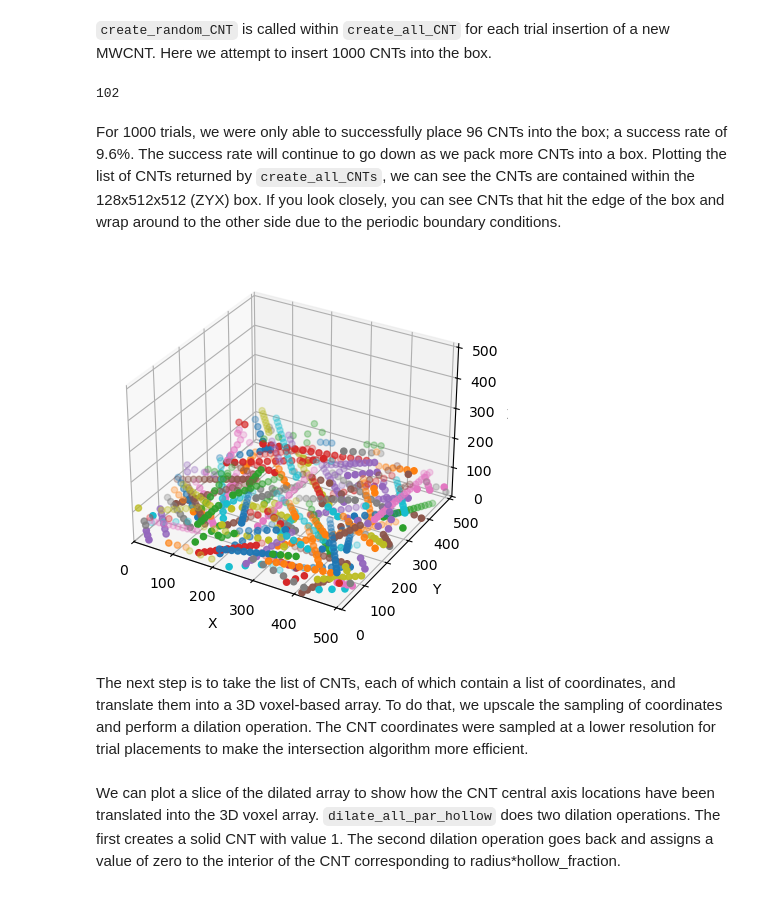
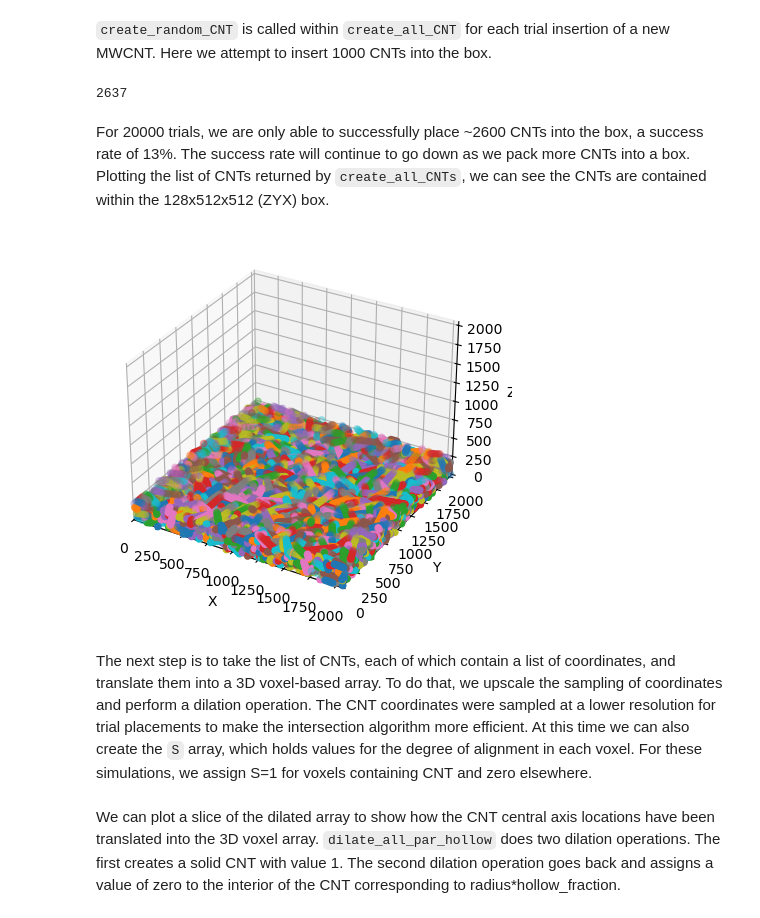
Before and after one commit to usnistgov/NRSS, a Jupyter notebook: src/NRSS_tutorials/MWCNTs/nb3_nrss.ipynb, the cells around one changed output. Saved outputs shown, nothing was run; the diff lists cells and outputs as text; code cells hidden in the pictures.

Commit message:
fix dilation bug, update yml and tutorial notebooks

```diff
--- a/src/NRSS_tutorials/MWCNTs/nb3_nrss.ipynb
+++ b/src/NRSS_tutorials/MWCNTs/nb3_nrss.ipynb
@@ -86,9 +88,9 @@ plt.show()
 # %% [markdown]
 `create_random_CNT` is called within `create_all_CNT` for each trial insertion of a new MWCNT. Here we attempt to insert 1000 CNTs into the box.
 # %%
-BoxXY = 512
-BoxZ = 128
-num_trials = 1000
+BoxXY = 2048
+BoxZ = 256
+num_trials = 20000
 radius_mu = 2.32
 radius_sigma = 0.275
 theta_mu = np.pi/2
@@ -99,25 +101,25 @@ all_CNTs = create_all_CNT(num_trials, radius_mu, radius_sigma, theta_mu, theta_s
 # %%
 len(all_CNTs)
 # %% [output]
-102
+2637
 # %% [markdown]
-For 1000 trials, we were only able to successfully place 96 CNTs into the box; a success rate of 9.6%. The success rate will continue to go down as we pack more CNTs into a box. Plotting the list of CNTs returned by `create_all_CNTs`, we can see the CNTs are contained within the 128x512x512 (ZYX) box. If you look closely, you can see CNTs that hit the edge of the box and wrap around to the other side due to the periodic boundary conditions.
+For 20000 trials, we are only able to successfully place ~2600 CNTs into the box, a success rate of 13%. The success rate will continue to go down as we pack more CNTs into a box. Plotting the list of CNTs returned by `create_all_CNTs`, we can see the CNTs are contained within the 128x512x512 (ZYX) box.
 # %%
 fig = plt.figure()
 ax = fig.add_subplot(projection='3d')
 for CNT in all_CNTs:
     ax.scatter(CNT.x, CNT.y, CNT.z)
 ax.set_xlabel('X')
 ax.set_ylabel('Y')
 ax.set_zlabel('Z')
-ax.set_xlim(0,512)
-ax.set_ylim(0,512)
-ax.set_zlim(0,512)
+ax.set_xlim(0,2048)
+ax.set_ylim(0,2048)
+ax.set_zlim(0,2048)
 plt.show()
 # %% [output]
-[figure, old version]
+[figure, new version]
 # %% [markdown]
-The next step is to take the list of CNTs, each of which contain a list of coordinates, and translate them into a 3D voxel-based array. To do that, we upscale the sampling of coordinates and perform a dilation operation. The CNT coordinates were sampled at a lower resolution for trial placements to make the intersection algorithm more efficient.
+The next step is to take the list of CNTs, each of which contain a list of coordinates, and translate them into a 3D voxel-based array. To do that, we upscale the sampling of coordinates and perform a dilation operation. The CNT coordinates were sampled at a lower resolution for trial placements to make the intersection algorithm more efficient. At this time we can also create the `S` array, which holds values for the degree of alignment in each voxel. For these simulations, we assign S=1 for voxels containing CNT and zero elsewhere.
 # %%
 upscale_all_CNTs(all_CNTs, BoxXY, BoxZ)
 
```
Also changed, not shown: parts of 26 cells of this notebook, 3 other files.
